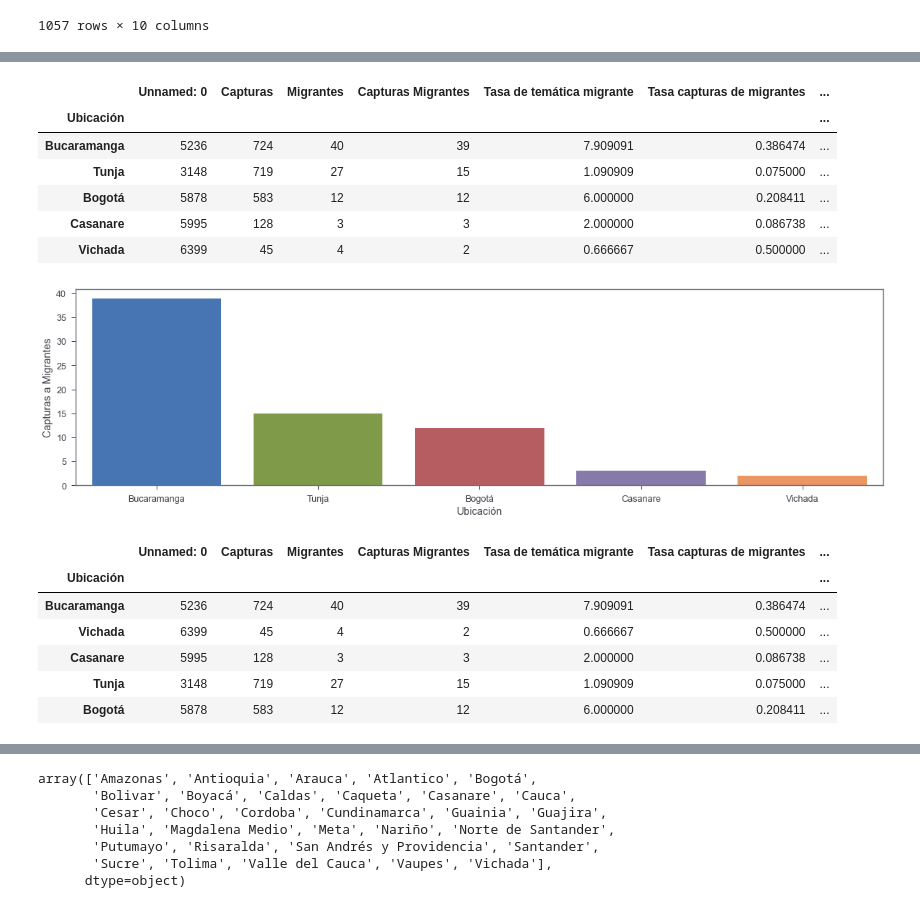
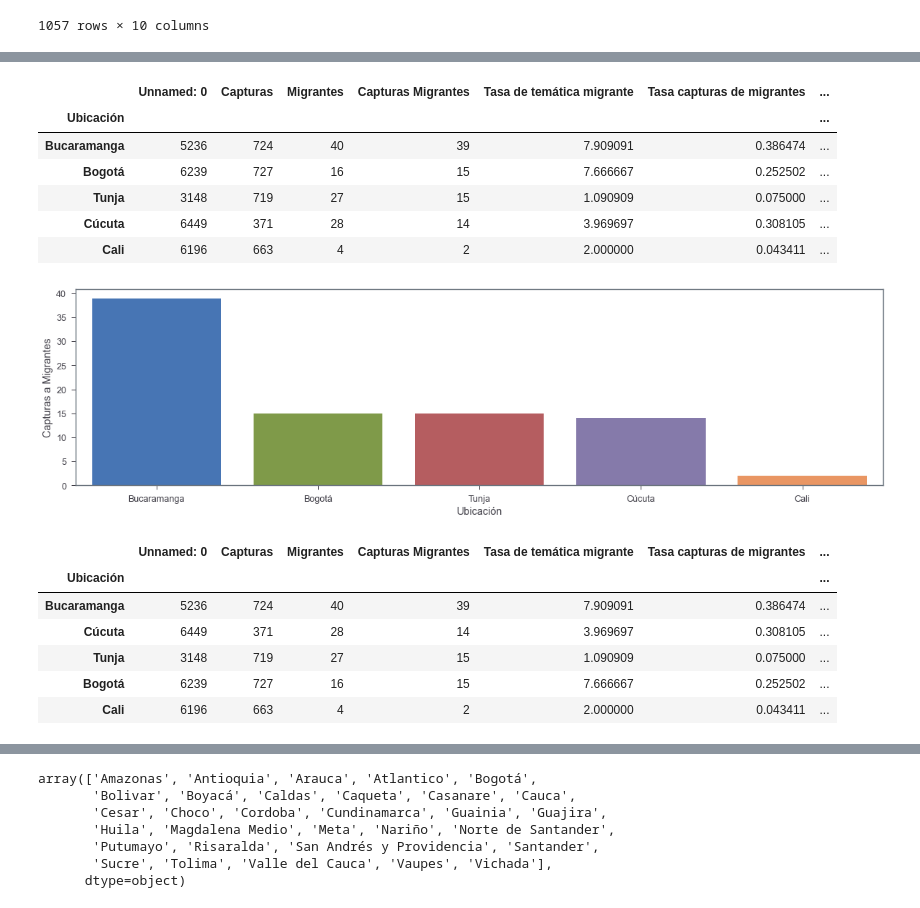
Before and after one commit to jordinola1470/BX-Codes, a Jupyter notebook: Capturas de Venezolanos/graphs.ipynb, the cells around one changed output, grey strips where cells are left out. Drawn from its saved outputs; the diff is of its cells as text; code cells hidden in the pictures.

```diff
--- a/Capturas de Venezolanos/graphs.ipynb
+++ b/Capturas de Venezolanos/graphs.ipynb
@@ -14,7 +14,8 @@ import matplotlib.colors as mcolors
 import matplotlib.pyplot as plt
 import seaborn as sns
 # %%
-base = pd.read_excel(r'C:\Users\JOSE\Desktop\Trabajo\BX\Capturas de Venezolanos\Base_final_colapsada.xlsx')
+#base = pd.read_excel(r'C:\Users\JOSE\Desktop\Trabajo\BX\Capturas de Venezolanos\Base_final_colapsada.xlsx')
+base = pd.read_excel(r'D:\Trabajo\Barómetro\BX\Capturas de Venezolanos\Base_final_colapsada.xlsx')
 base
 # %% [output]
 |  | Unnamed: 0 | mes_año | Ubicación | Capturas | Migrantes | Capturas Migrantes | Tasa de temática migrante | ... |
@@ -31,7 +32,9 @@ base
 | 1056 | 222 | 11_2022 | Villavicencio, Meta, Casanare, Am... | 0 | 0 | 0 | 0.0 | ... |
 1057 rows × 10 columns
 # %%
-base_2022 = base[base['año'] == 2022]
+base_2022 = base[(base['año'] == 2022)
+                 | ((base['año'] == 2021) & (base['mes'] == 11))
+                 | ((base['año'] == 2021) & (base['mes'] == 12))]
 base_2022
 # %% [output]
 |  | Unnamed: 0 | mes_año | Ubicación | Capturas | Migrantes | Capturas Migrantes | Tasa de temática migrante | ... |
@@ -50,18 +74,18 @@ base_2022
 # %%
 data_grafico_1 = base_2022.sort_values(by=['Capturas Migrantes'], ascending=False)
-data_grafico_1 = data_grafico_1[data_grafico_1['Ubicación'].isin(['Tunja', 'Bucaramanga', 'Bogotá', 'Vichada', 'Casanare'])]
+data_grafico_1 = data_grafico_1[data_grafico_1['Ubicación'].isin(['Tunja', 'Bucaramanga', 'Cali','Cúcuta', 'Bogotá'])]
 data_grafico_1 = data_grafico_1.sort_values(by=['Ubicación','mes'], ascending=True)
 data_grafico_1 = data_grafico_1.groupby(['Ubicación']).sum()
 data_grafico_1 = data_grafico_1.sort_values(by=['Capturas Migrantes'], ascending=False)
 data_grafico_1
 # %% [output]
 |  | Unnamed: 0 | Capturas | Migrantes | Capturas Migrantes | Tasa de temática migrante | Tasa capturas de migrantes | ... |
 | Ubicación |  |  |  |  |  |  | ... |
 | Bucaramanga | 5236 | 724 | 40 | 39 | 7.909091 | 0.386474 | ... |
+| Bogotá | 6239 | 727 | 16 | 15 | 7.666667 | 0.252502 | ... |
 | Tunja | 3148 | 719 | 27 | 15 | 1.090909 | 0.075000 | ... |
-| Bogotá | 5878 | 583 | 12 | 12 | 6.000000 | 0.208411 | ... |
-| Casanare | 5995 | 128 | 3 | 3 | 2.000000 | 0.086738 | ... |
-| Vichada | 6399 | 45 | 4 | 2 | 0.666667 | 0.500000 | ... |
+| Cúcuta | 6449 | 371 | 28 | 14 | 3.969697 | 0.308105 | ... |
+| Cali | 6196 | 663 | 4 | 2 | 2.000000 | 0.043411 | ... |
 # %%
 plt.figure(figsize=(20,5))
 lines = sns.barplot(data=data_grafico_1, x=data_grafico_1.index, y="Capturas Migrantes")
@@ -79,10 +103,10 @@ lines.set(xlabel = "Ubicación", ylabel = 'Capturas a Migrantes')
 plt.grid(False)
 #ax2.grid(False)
 # %% [output]
-[figure, old version]
+[figure, new version]
 # %%
 data_grafico_1 = base_2022.sort_values(by=['Capturas Migrantes'], ascending=False)
-data_grafico_1 = data_grafico_1[data_grafico_1['Ubicación'].isin(['Tunja', 'Bucaramanga', 'Bogotá', 'Vichada', 'Casanare'])]
+data_grafico_1 = data_grafico_1[data_grafico_1['Ubicación'].isin(['Tunja', 'Bucaramanga', 'Cali','Cúcuta', 'Bogotá'])]
 data_grafico_1 = data_grafico_1.sort_values(by=['Ubicación','mes'], ascending=True)
 data_grafico_1 = data_grafico_1.groupby(['Ubicación']).sum()
 data_grafico_1 = data_grafico_1.sort_values(by=['Capturas Migrantes'], ascending=False)
@@ -93,10 +117,10 @@ data_grafico_1
 |  | Unnamed: 0 | Capturas | Migrantes | Capturas Migrantes | Tasa de temática migrante | Tasa capturas de migrantes | ... |
 | Ubicación |  |  |  |  |  |  | ... |
 | Bucaramanga | 5236 | 724 | 40 | 39 | 7.909091 | 0.386474 | ... |
-| Vichada | 6399 | 45 | 4 | 2 | 0.666667 | 0.500000 | ... |
-| Casanare | 5995 | 128 | 3 | 3 | 2.000000 | 0.086738 | ... |
+| Cúcuta | 6449 | 371 | 28 | 14 | 3.969697 | 0.308105 | ... |
 | Tunja | 3148 | 719 | 27 | 15 | 1.090909 | 0.075000 | ... |
-| Bogotá | 5878 | 583 | 12 | 12 | 6.000000 | 0.208411 | ... |
+| Bogotá | 6239 | 727 | 16 | 15 | 7.666667 | 0.252502 | ... |
+| Cali | 6196 | 663 | 4 | 2 | 2.000000 | 0.043411 | ... |
 # %%
 plt.figure(figsize=(20,5))
 lines = sns.barplot(data=data_grafico_1, x=data_grafico_1.index, y="Participación migrantes en crimen")
```
Also changed, not shown: parts of 6 cells of this notebook, 26 other files.
